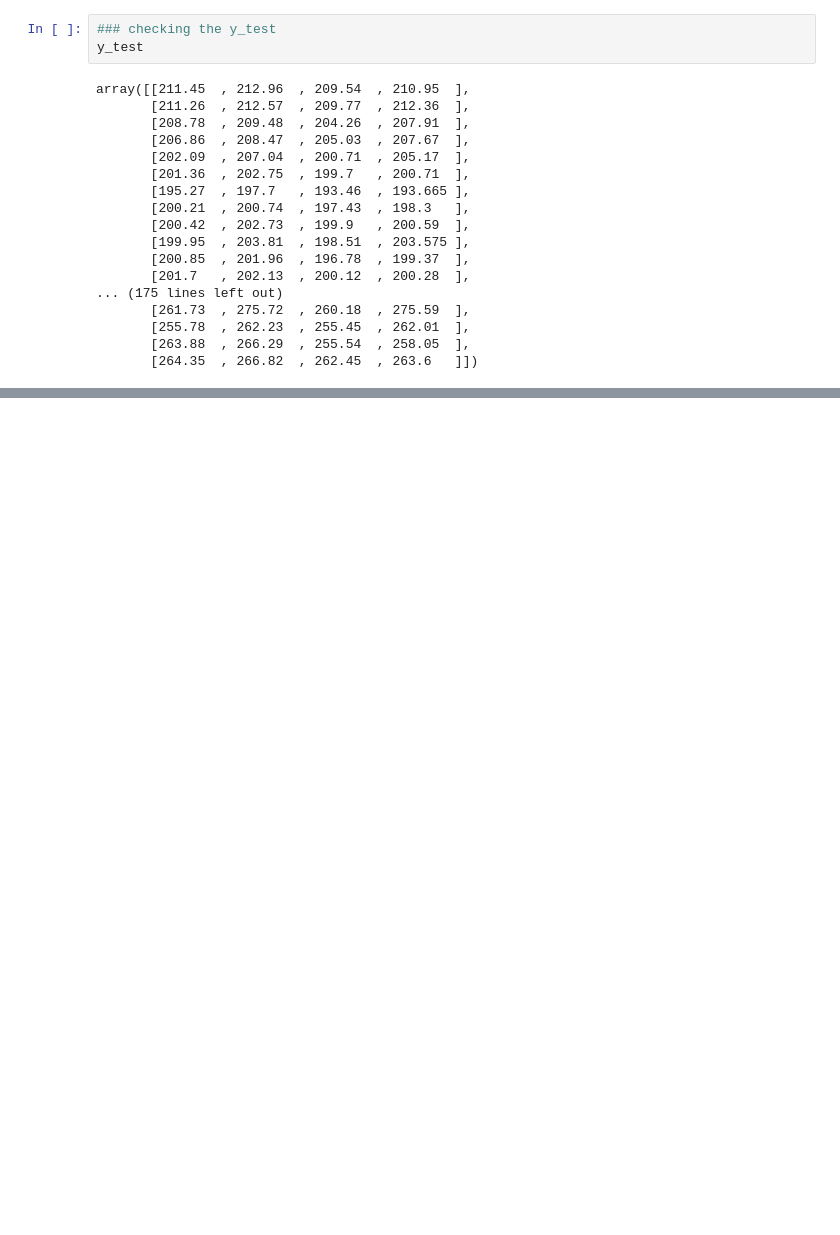
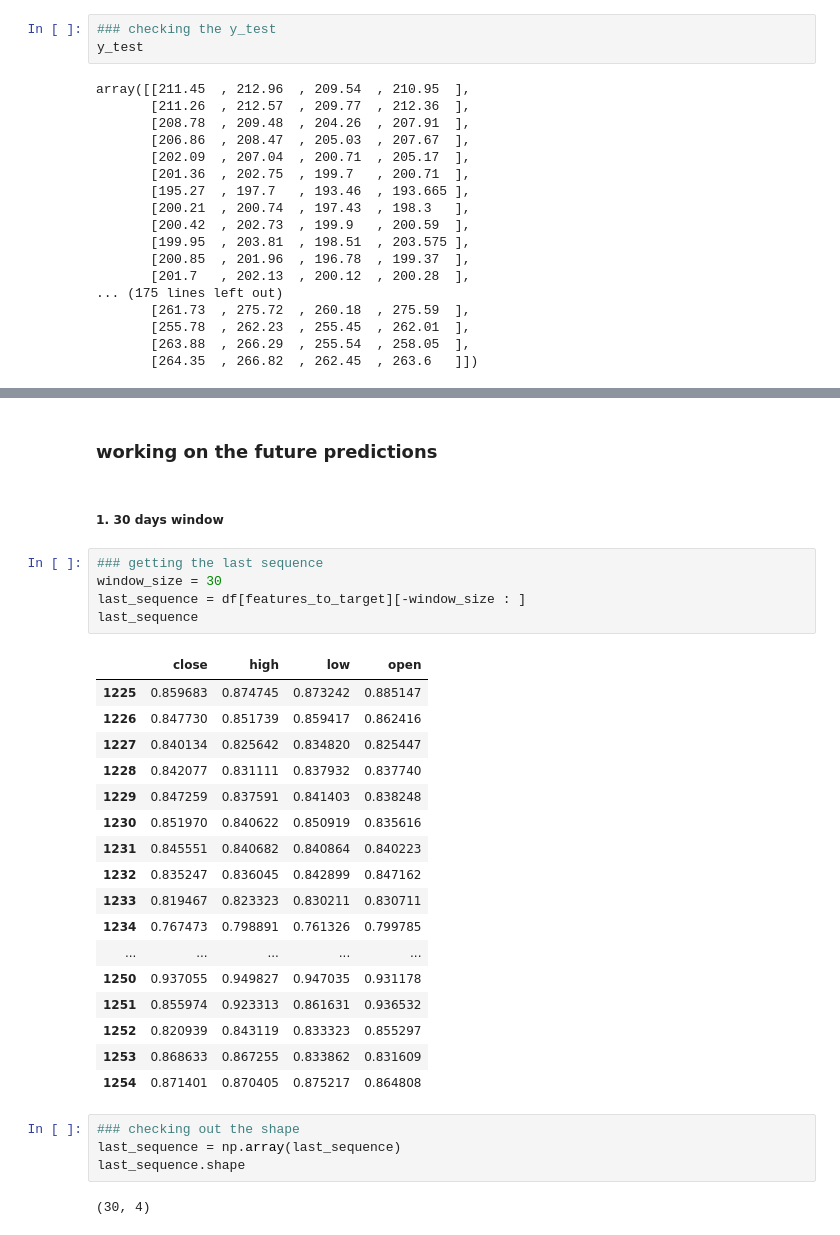
Before and after one commit to utsav87589/LSTM---Stock-price-prediction, a Jupyter notebook: v1/notebooks/many_to_many.ipynb, the cells around one changed output, grey strips where cells are left out. Drawn from its saved outputs; the diff is of its cells as text; blank space fills up the shorter version.

```diff
--- a/v1/notebooks/many_to_many.ipynb
+++ b/v1/notebooks/many_to_many.ipynb
@@ -251,0 +278,33 @@ plot_predictions(y_test[:, 0], y_pred[:, 0])
+# %% [markdown]
+### working on the future predictions
+# %% [markdown]
+##### 1. 30 days window
+# %%
+### getting the last sequence
+window_size = 30
+last_sequence = df[features_to_target][-window_size : ]
+last_sequence
+# %% [output]
+|  | close | high | low | open |
+| 1225 | 0.859683 | 0.874745 | 0.873242 | 0.885147 |
+| 1226 | 0.847730 | 0.851739 | 0.859417 | 0.862416 |
+| 1227 | 0.840134 | 0.825642 | 0.834820 | 0.825447 |
+| 1228 | 0.842077 | 0.831111 | 0.837932 | 0.837740 |
+| 1229 | 0.847259 | 0.837591 | 0.841403 | 0.838248 |
+| 1230 | 0.851970 | 0.840622 | 0.850919 | 0.835616 |
+| 1231 | 0.845551 | 0.840682 | 0.840864 | 0.840223 |
+| 1232 | 0.835247 | 0.836045 | 0.842899 | 0.847162 |
+| 1233 | 0.819467 | 0.823323 | 0.830211 | 0.830711 |
+| 1234 | 0.767473 | 0.798891 | 0.761326 | 0.799785 |
+| ... | ... | ... | ... | ... |
+| 1250 | 0.937055 | 0.949827 | 0.947035 | 0.931178 |
+| 1251 | 0.855974 | 0.923313 | 0.861631 | 0.936532 |
+| 1252 | 0.820939 | 0.843119 | 0.833323 | 0.855297 |
+| 1253 | 0.868633 | 0.867255 | 0.833862 | 0.831609 |
+| 1254 | 0.871401 | 0.870405 | 0.875217 | 0.864808 |
+# %%
+### checking out the shape
+last_sequence = np.array(last_sequence)
+last_sequence.shape
+# %% [output]
+(30, 4)
```
Also changed, not shown: parts of 15 cells of this notebook.
